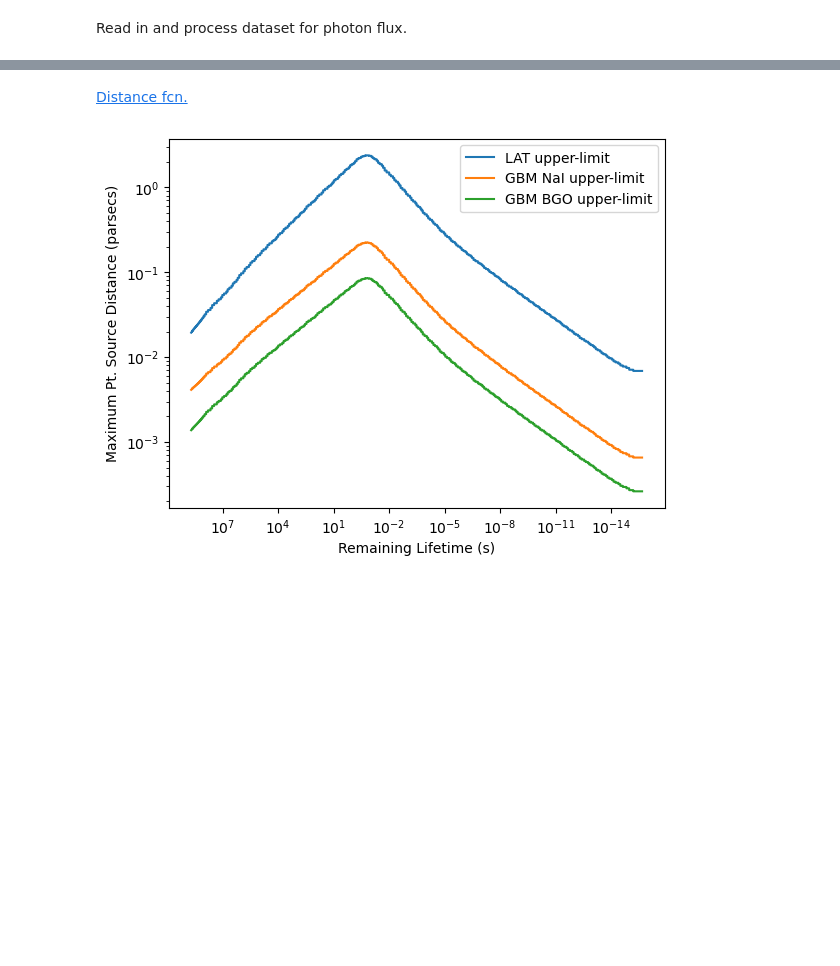
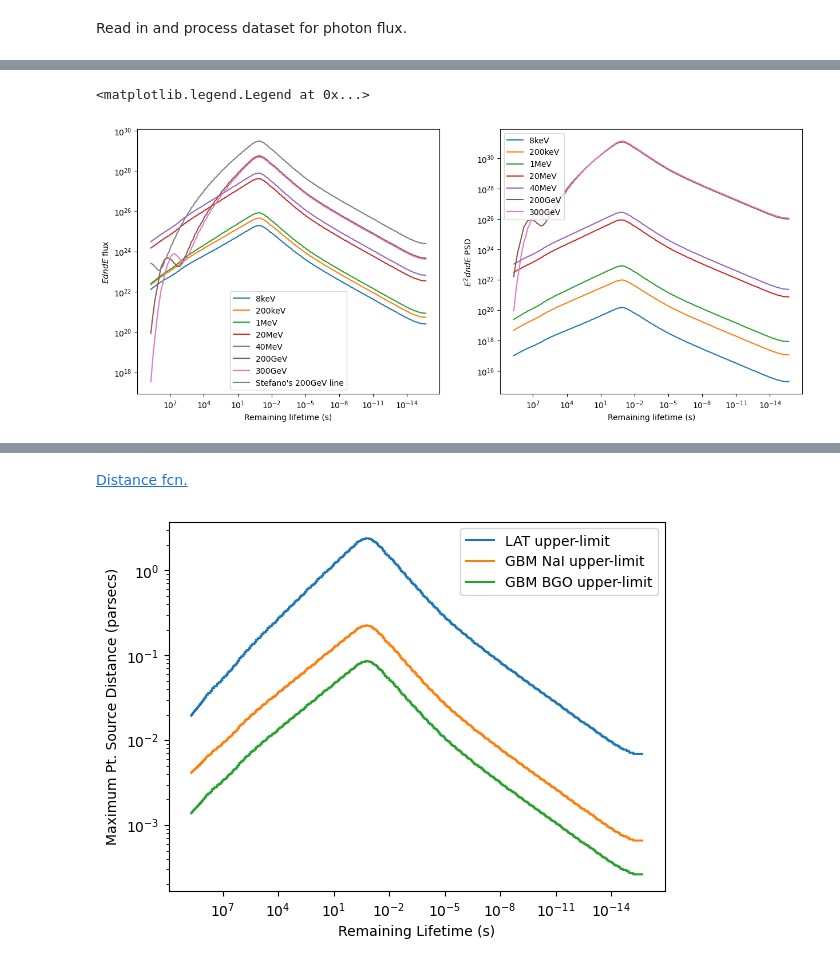
Before and after one commit to xboluna/Research, a Jupyter notebook: BHRad/Modelling/BHawk_Modelling.ipynb, the cells around one changed output, grey strips where cells are left out. Saved outputs shown, nothing was run; the diff lists cells and outputs as text; code cells hidden in the pictures; blank space fills up the shorter version.

Commit message:
New SEDs for Stefano's energies
Realized our T90s are wrong
New approach with minimum fluence for GBM

```diff
--- a/BHRad/Modelling/BHawk_Modelling.ipynb
+++ b/BHRad/Modelling/BHawk_Modelling.ipynb
@@ -77,0 +95,57 @@ fig.savefig('Lightcurves.png', dpi=500)
+# %%
+###
+# SED approach
+###
+
+fig, axes = plt.subplots(1, 2, figsize=(15,6))
+
+ax = axes[0]
+
+energy_dictionary = {
+    '8keV': ('7.05480e-06', '7.74264e-06'),
+    '200keV': ('2.00923e-04', '2.15443e-04'),
+    '1MeV': ('1.07227e-03', '1.00000e-03'),
+    '20MeV': ('1.74753e-02', '2.15443e-02'),
+    '40MeV': ('4.03702e-02', '3.59381e-02'),
+    '200GeV': ('1.74753e+02', '2.15443e+02'),
+    '300GeV': ('3.05386e+02', '2.78256e+02')
+}
+
+for bin in energy_dictionary:
+    Edir, Efrag = energy_dictionary[bin]
+    ax.plot(time, \
+        frag[Efrag] * float(Efrag) + dir[Edir] * float(Edir), label = bin)
+
+ax.plot(time, hardness['EdndE-200GeV'], label = 'Stefano\'s 200GeV line')
+
+ax.set_yscale('log')
+ax.set_xscale('log')
+
+ax.set_ylabel(r'$EdndE$ flux')
+ax.set_xlabel('Remaining lifetime (s)')
+
+lims = ax.get_xlim()
+ax.set_xlim(lims[1], lims[0])
+ax.legend()
+
+################################################################
+
+ax = axes[1]
+
+for bin in energy_dictionary:
+    Edir, Efrag = energy_dictionary[bin]
+    ax.plot(time, \
+        frag[Efrag] * float(Efrag)**2 + dir[Edir] * float(Edir)**2, label = bin)
+
+ax.set_yscale('log')
+ax.set_xscale('log')
+
+ax.set_ylabel(r'$E^2dndE$ PSD')
+ax.set_xlabel('Remaining lifetime (s)')
+
+lims = ax.get_xlim()
+ax.set_xlim(lims[1], lims[0])
+ax.legend()
+# %% [output]
+<matplotlib.legend.Legend at 0x...>
+[figure, added]
```
Also changed, not shown: parts of 7 cells of this notebook, 3 other files.
